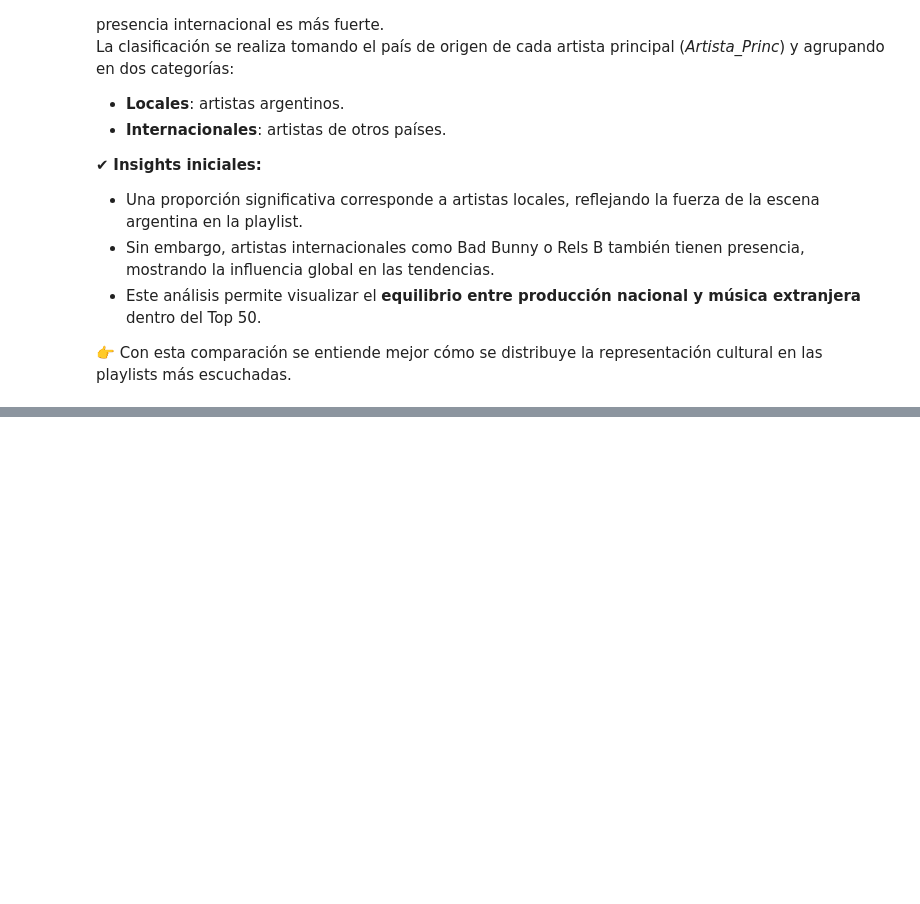
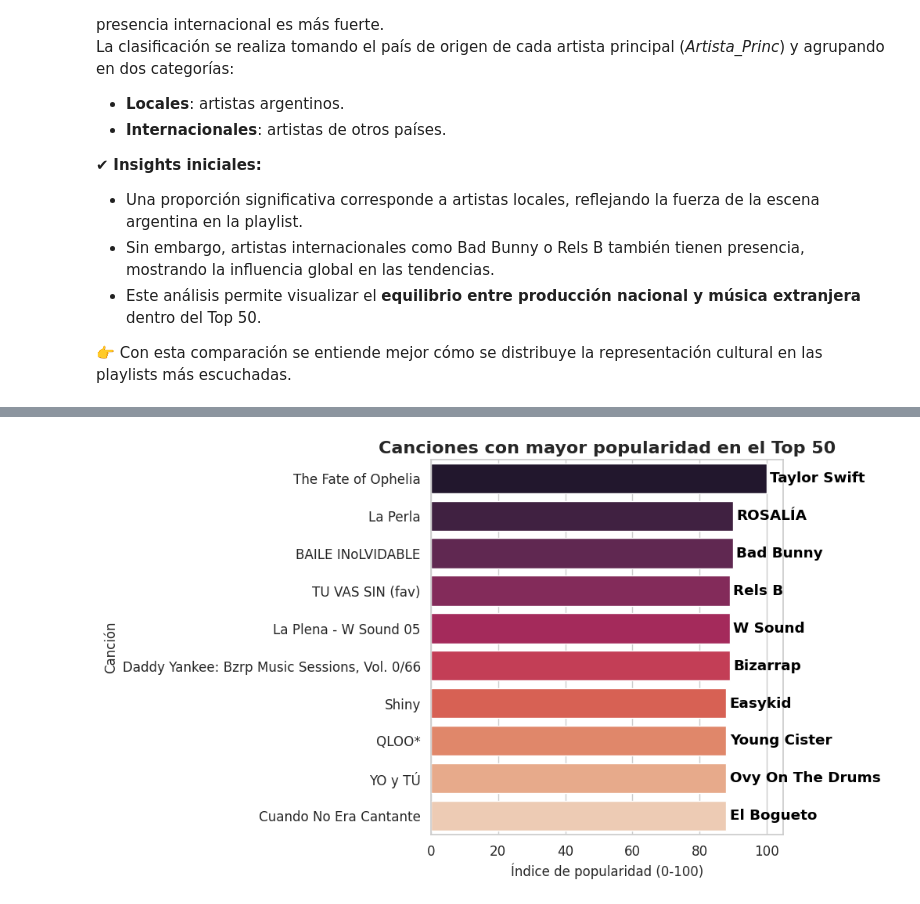
Before and after one commit to JorgeTabera/DataScienceII.CoderH, a Jupyter notebook: Proyecto_Spotify_DS_II.ipynb, the cells around one changed output, grey strips where cells are left out. Drawn from its saved outputs; the diff is of its cells as text; code cells hidden in the pictures; blank space fills up the shorter version.

```diff
--- a/Proyecto_Spotify_DS_II.ipynb
+++ b/Proyecto_Spotify_DS_II.ipynb
@@ -441,0 +454,19 @@ plt.show()
+# %%
+# Top 10 canciones por popularidad
+top_tracks = df_final.sort_values("popularidad", ascending=False).head(10)
+
+plt.figure(figsize=(10,6))
+ax = sns.barplot(data=top_tracks, x="popularidad", y="nombre", hue="Artista_Princ", palette="rocket", legend=False)
+
+plt.title("Canciones con mayor popularidad en el Top 50", fontsize=16, weight="bold")
+plt.xlabel("Índice de popularidad (0-100)", fontsize=12)
+plt.ylabel("Canción", fontsize=12)
+
+# Etiquetas con artista
+for i, (pop, artista) in enumerate(zip(top_tracks["popularidad"], top_tracks["Artista_Princ"])):
+    ax.text(pop + 1, i, artista, color='black', va='center', fontweight='bold')
+
+plt.tight_layout()
+plt.show()
+# %% [output]
+[figure, added]
```
Also changed, not shown: parts of 13 cells of this notebook.
